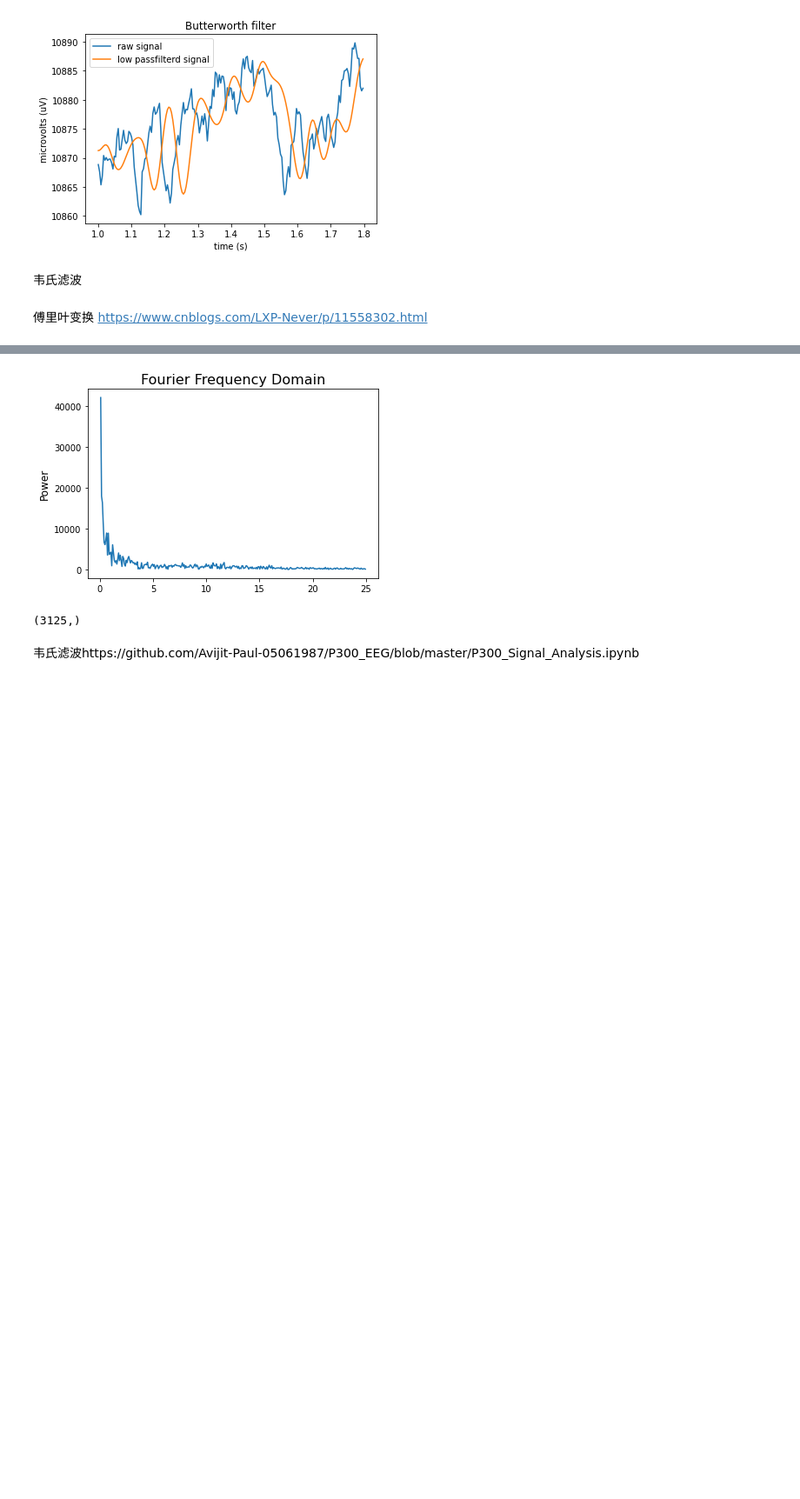
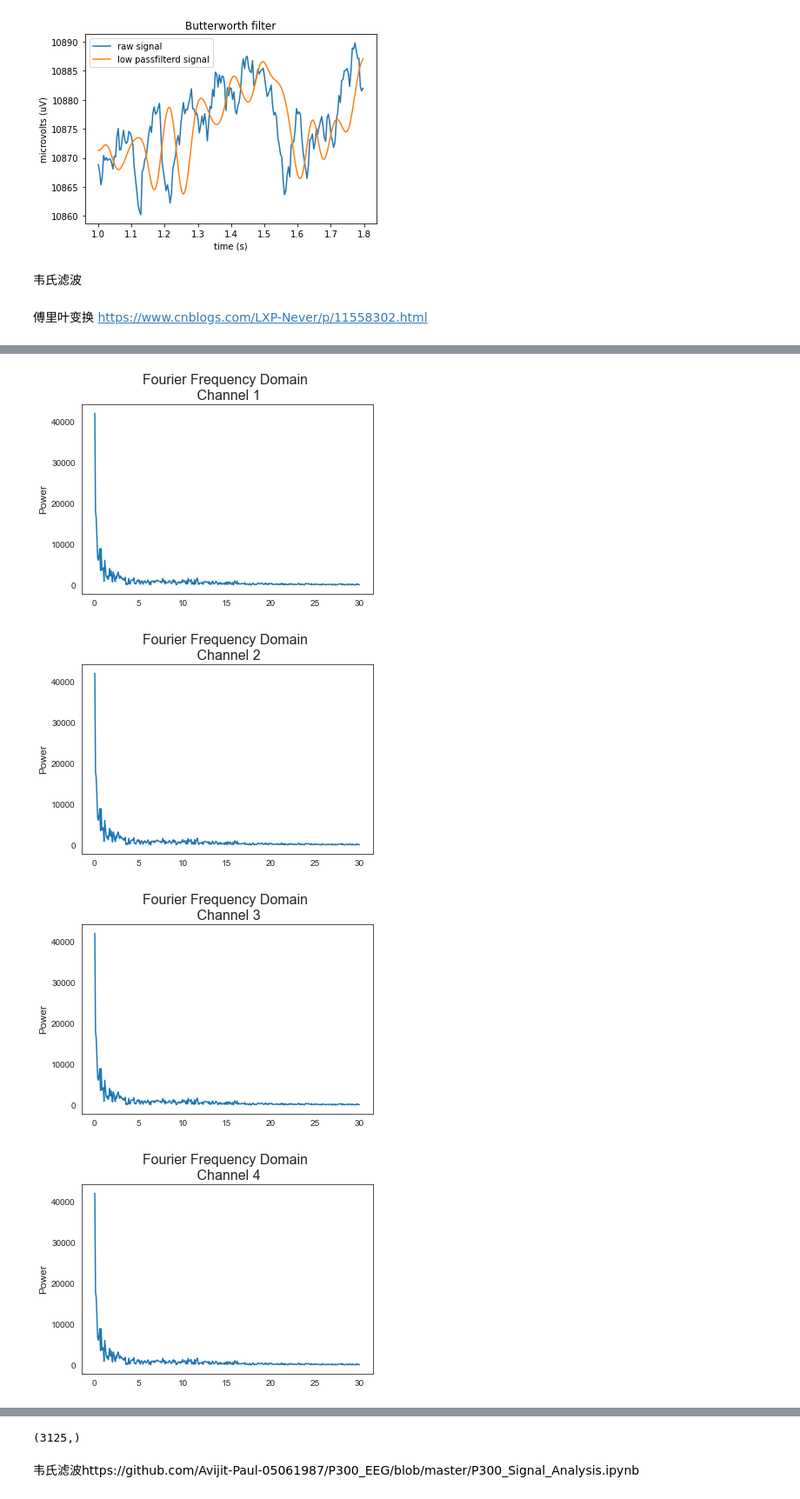
Before and after one commit to Vincent-syr/20MathModelCode, a Jupyter notebook: Untitled.ipynb, the cells around one changed output, grey strips where cells are left out. Shown at 87% size. Cells and saved outputs as stored; diff of their text form; code cells hidden in the pictures; blank space fills up the shorter version.

```diff
--- a/Untitled.ipynb
+++ b/Untitled.ipynb
@@ -500,17 +504,27 @@ https://www.cnblogs.com/LXP-Never/p/11558302.html
 # %%
 import scipy.io.wavfile as wf
 import numpy.fft as nf
 
-y1 = s1[:,0]
-x = np.linspace(0,len(y1), len(y1)) / 250
-freqs = nf.fftfreq(len(x), x[1] - x[0])
-len(freqs)
-complex_array = nf.fft(y1)
-pows = np.abs(complex_array)
-index = np.where((freqs<25) & (freqs>0))
+pows_all = np.zeros(s1.shape)
+for i in range(20):
+    raw_data = s1[:,i]
+    x = np.linspace(0,len(raw_data), len(raw_data)) / 250
+    y1 = s1[:,0]
+    freqs = nf.fftfreq(len(x), x[1] - x[0])
+#     len(freqs)
+    complex_array = nf.fft(y1)
+    pows = np.abs(complex_array)
+    index = np.where((freqs<30) & (freqs>0))
 
-plt.plot(freqs[index], pows[index])
-plt.title('Fourier Frequency Domain', fontsize=16)
-plt.ylabel('Power', fontsize=12)
-# plt.title('frequency ')
+    plt.plot(freqs[index], pows[index])
+    plt.title('Fourier Frequency Domain \n Channel %d' % (i+1), fontsize=16)
+    plt.ylabel('Power', fontsize=12)
+    plt.savefig('Fourier/f_channel %d.jpg' % (i+1))
+    plt.show()
+#     break
+    # plt.title('frequency ')
 # %% [output]
+[figure, new version]
+[figure, added]
+[figure, added]
+[figure, added]
@@ -518,4 +540,3 @@ Text(0, 0.5, 'Power')
-[figure, old version]
 # %%
 y1.shape
 # %% [output]
```
Also changed, not shown: parts of 24 cells of this notebook, 50 other files.
